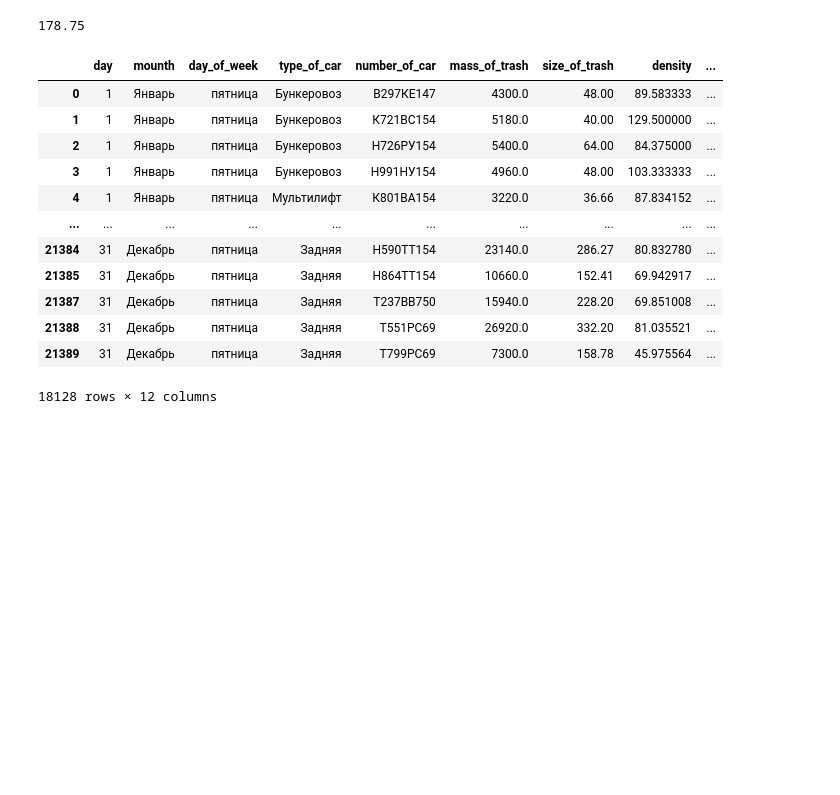
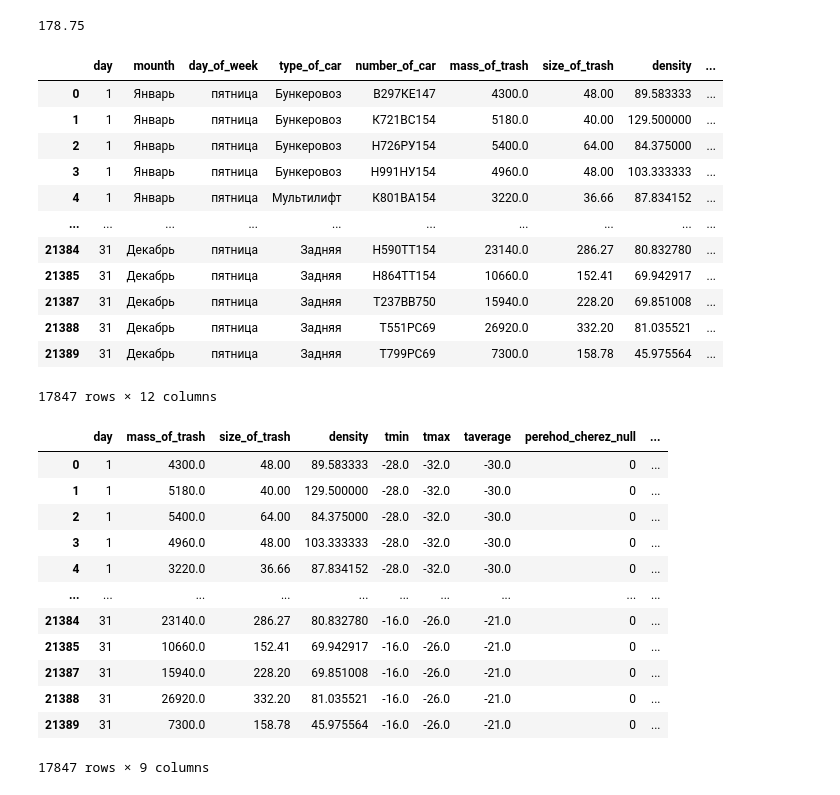
Before and after one commit to ssd2008/GMW, a Jupyter notebook: BMM.ipynb, the cells around one changed output. Saved outputs shown, nothing was run; the diff lists cells and outputs as text; code cells hidden in the pictures; blank space fills up the shorter version.

```diff
--- a/BMM.ipynb
+++ b/BMM.ipynb
@@ -54,6 +54,3 @@ bd.head()
 | 2 | 1 | Январь | пятница | Бункеровоз | Н726РУ154 | 5400.0 | 64.00 | 84.375000 | ... |
 | 3 | 1 | Январь | пятница | Бункеровоз | Н991НУ154 | 4960.0 | 48.00 | 103.333333 | ... |
 | 4 | 1 | Январь | пятница | Мультилифт | К801ВА154 | 3220.0 | 36.66 | 87.834152 | ... |
-# %%
-bd = bd[bd['density'] < 500]
-bd
@@ -74,3 +57,5 @@ bd
+# %%
+bd = bd[bd['mass_of_trash'] < 32400][bd['density'] < 293.33][bd['size_of_trash'] < 455.72]
 # %%
 bd[-15 < bd['taverage']][bd['taverage'] < 15]
 # %% [output]
@@ -124,5 +101,0 @@ AttributeError: Can only use .str accessor with string values!
-# %%
-day_in_mounths = [31, 28, 31, 30, 31, 30, 31, 31, 30, 31, 30, 31]
-day_by_mounths = {"Январь": 0, "Февраль": 31, "Март": 59, "Апрель": 90, "Май": 120, "Июнь": 151, "Июль": 181, "Август": 212, "Сентябрь": 243, "Октябрь": 273, "Ноябрь": 304, "Декабрь": 334}
-bd['num_of_day'] = day_by_mounths[bd['mounth']] + bd['day']
-bd['num_of_day']
@@ -263,6 +246,8 @@ bd[bd['mounth'] == 'Январь']
 1549 rows × 11 columns
 # %%
 bd['number_of_car'] = bd['number_of_car'].str.replace(' ', '')
+# %%
+bd = bd[bd['mass_of_trash'] < 32480][bd['density'] < 294]
 # %%
 bd[bd['type_of_car'] == 'Мультилифт']['number_of_car'].unique()
 # %% [output]
@@ -390,4 +358,21 @@ bd
 | 21387 | 31 | Декабрь | пятница | Задняя | Т237ВВ750 | 15940.0 | 228.20 | 69.851008 | ... |
 | 21388 | 31 | Декабрь | пятница | Задняя | Т551РС69 | 26920.0 | 332.20 | 81.035521 | ... |
 | 21389 | 31 | Декабрь | пятница | Задняя | Т799РС69 | 7300.0 | 158.78 | 45.975564 | ... |
-18128 rows × 12 columns
+17847 rows × 12 columns
+# %%
+onlyfloat = bd.drop(['mounth', 'day_of_week', 'type_of_car', 'number_of_car'], axis=1)
+onlyfloat
+# %% [output]
+|  | day | mass_of_trash | size_of_trash | density | tmin | tmax | taverage | perehod_cherez_null | ... |
+| 0 | 1 | 4300.0 | 48.00 | 89.583333 | -28.0 | -32.0 | -30.0 | 0 | ... |
+| 1 | 1 | 5180.0 | 40.00 | 129.500000 | -28.0 | -32.0 | -30.0 | 0 | ... |
+| 2 | 1 | 5400.0 | 64.00 | 84.375000 | -28.0 | -32.0 | -30.0 | 0 | ... |
+| 3 | 1 | 4960.0 | 48.00 | 103.333333 | -28.0 | -32.0 | -30.0 | 0 | ... |
+| 4 | 1 | 3220.0 | 36.66 | 87.834152 | -28.0 | -32.0 | -30.0 | 0 | ... |
+| ... | ... | ... | ... | ... | ... | ... | ... | ... | ... |
+| 21384 | 31 | 23140.0 | 286.27 | 80.832780 | -16.0 | -26.0 | -21.0 | 0 | ... |
+| 21385 | 31 | 10660.0 | 152.41 | 69.942917 | -16.0 | -26.0 | -21.0 | 0 | ... |
+| 21387 | 31 | 15940.0 | 228.20 | 69.851008 | -16.0 | -26.0 | -21.0 | 0 | ... |
+| 21388 | 31 | 26920.0 | 332.20 | 81.035521 | -16.0 | -26.0 | -21.0 | 0 | ... |
+| 21389 | 31 | 7300.0 | 158.78 | 45.975564 | -16.0 | -26.0 | -21.0 | 0 | ... |
+17847 rows × 9 columns
```
Also changed, not shown: parts of 23 cells of this notebook.
